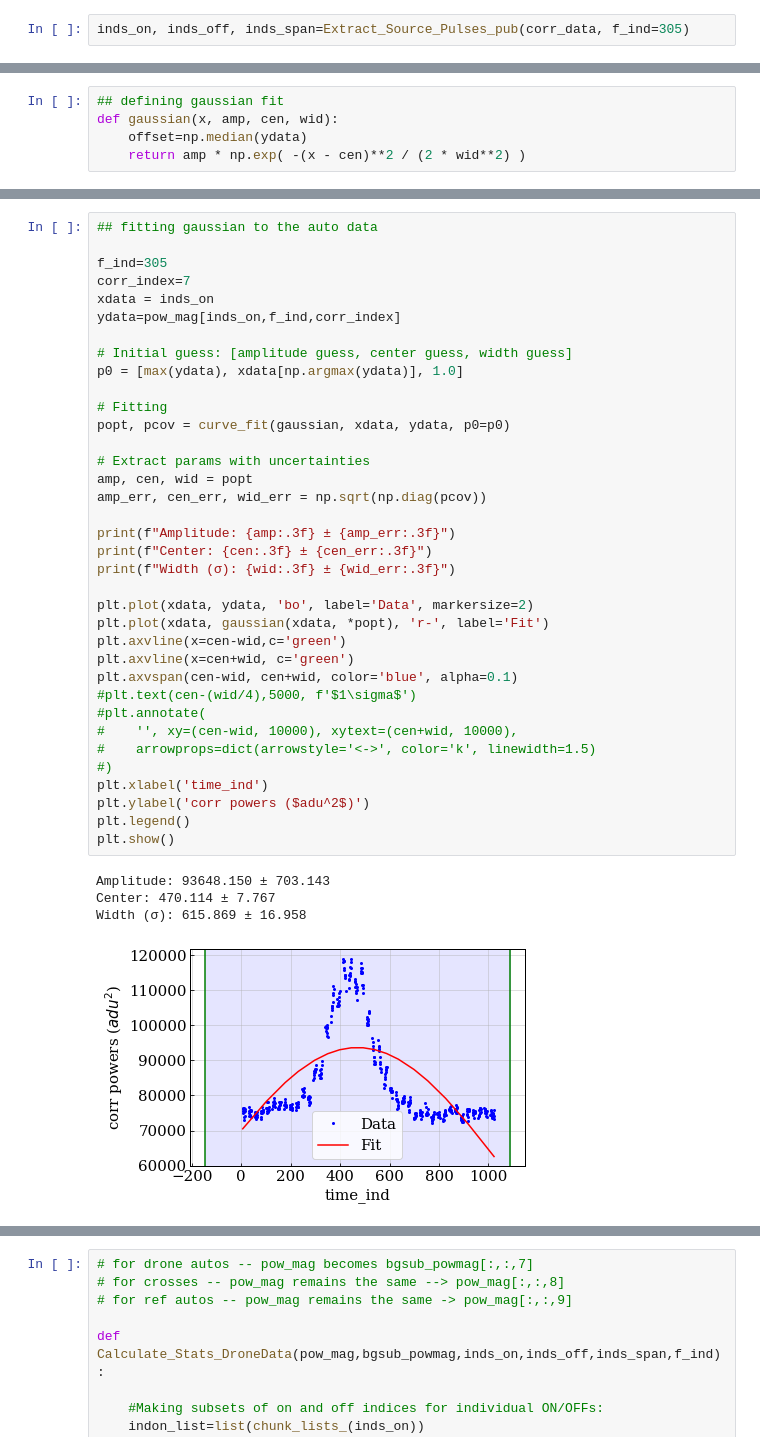
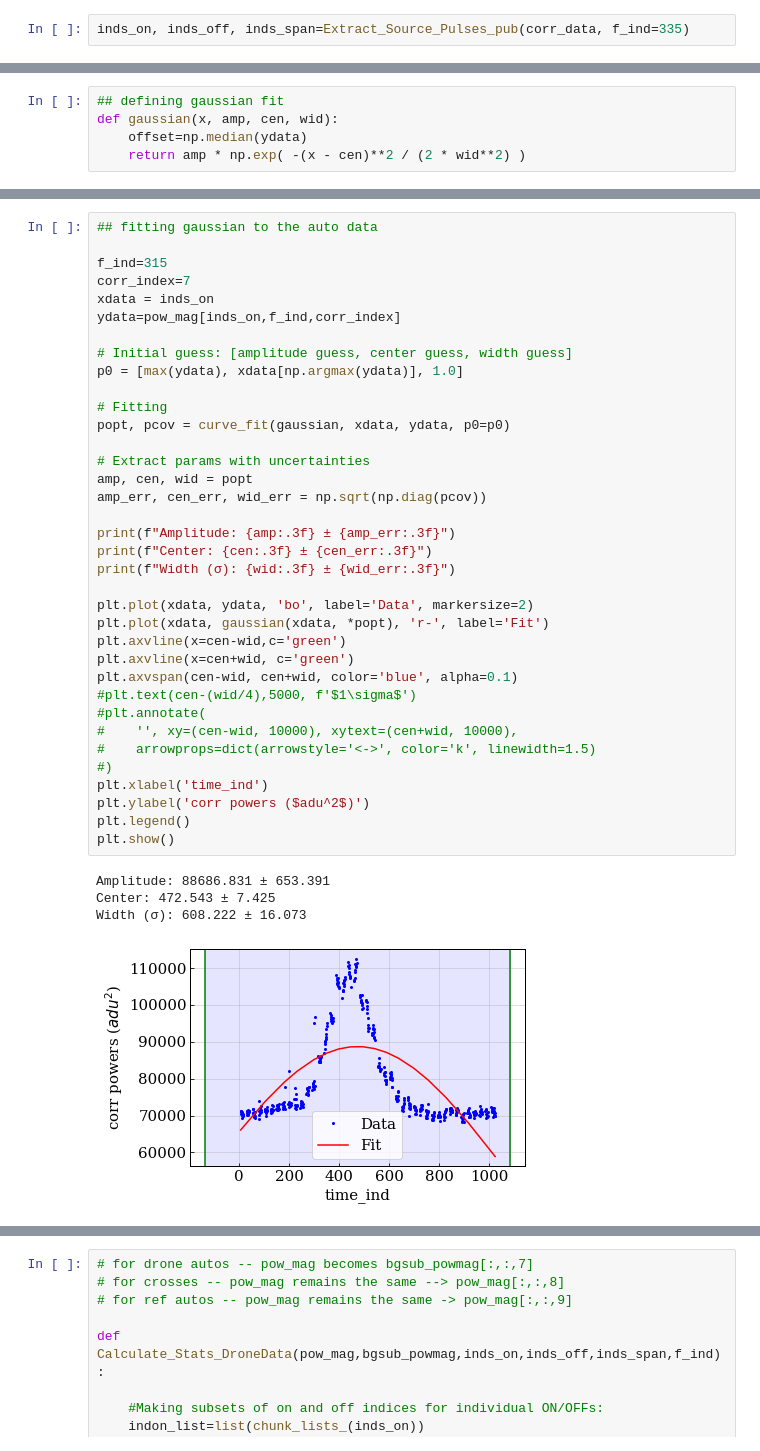
Before and after one commit to WVURAIL/DigitalNoiseSource, a Jupyter notebook: data_analysis_notebooks/drone_publications_plots.ipynb, the cells around one changed output, grey strips where cells are left out. Saved outputs shown, nothing was run; the diff lists cells and outputs as text.

```diff
--- a/data_analysis_notebooks/drone_publications_plots.ipynb
+++ b/data_analysis_notebooks/drone_publications_plots.ipynb
@@ -683,6 +772,6 @@ def Extract_Source_Pulses_pub(self,f_ind):
 
         return self.inds_on, self.inds_off, self.inds_span
 # %%
-inds_on, inds_off, inds_span=Extract_Source_Pulses_pub(corr_data, f_ind=305)
+inds_on, inds_off, inds_span=Extract_Source_Pulses_pub(corr_data, f_ind=335)
 # %% [output]
 Maximum Pearson_R Correlations between data and square wave function:
@@ -1012,41 +1104,41 @@ Width (σ): 140.064 ± 1.436
 # %%
 ## fitting gaussian to the auto data
 
-f_ind=305
+f_ind=315
 corr_index=7
 xdata = inds_on
 ydata=pow_mag[inds_on,f_ind,corr_index]
 
 # Initial guess: [amplitude guess, center guess, width guess]
 p0 = [max(ydata), xdata[np.argmax(ydata)], 1.0]
 
 # Fitting
 popt, pcov = curve_fit(gaussian, xdata, ydata, p0=p0)
 
 # Extract params with uncertainties
 amp, cen, wid = popt
 amp_err, cen_err, wid_err = np.sqrt(np.diag(pcov))
 
 print(f"Amplitude: {amp:.3f} ± {amp_err:.3f}")
 print(f"Center: {cen:.3f} ± {cen_err:.3f}")
 print(f"Width (σ): {wid:.3f} ± {wid_err:.3f}")
 
 plt.plot(xdata, ydata, 'bo', label='Data', markersize=2)
 plt.plot(xdata, gaussian(xdata, *popt), 'r-', label='Fit')
 plt.axvline(x=cen-wid,c='green')
 plt.axvline(x=cen+wid, c='green')
 plt.axvspan(cen-wid, cen+wid, color='blue', alpha=0.1)
 #plt.text(cen-(wid/4),5000, f'$1\sigma$')
 #plt.annotate(
 #    '', xy=(cen-wid, 10000), xytext=(cen+wid, 10000),
 #    arrowprops=dict(arrowstyle='<->', color='k', linewidth=1.5)
 #)
 plt.xlabel('time_ind')
 plt.ylabel('corr powers ($adu^2$)')
 plt.legend()
 plt.show()
 # %% [output]
-Amplitude: 93648.150 ± 703.143
-Center: 470.114 ± 7.767
-Width (σ): 615.869 ± 16.958
+Amplitude: 88686.831 ± 653.391
+Center: 472.543 ± 7.425
+Width (σ): 608.222 ± 16.073
-[figure, old version]
+[figure, new version]
```
Also changed, not shown: parts of 49 cells of this notebook.
